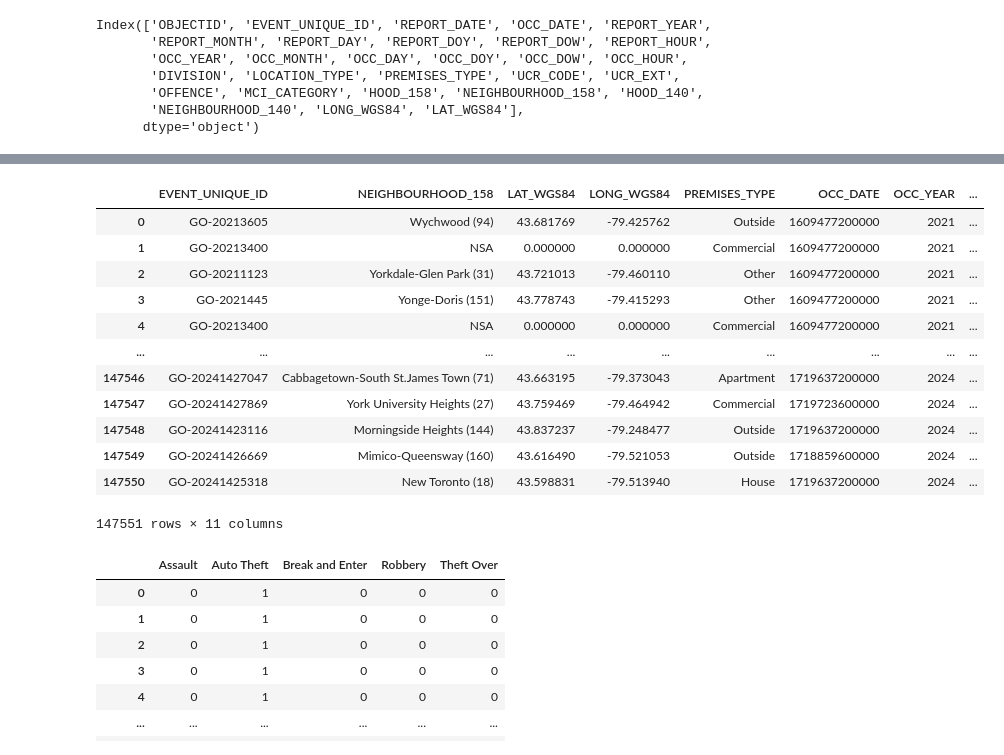
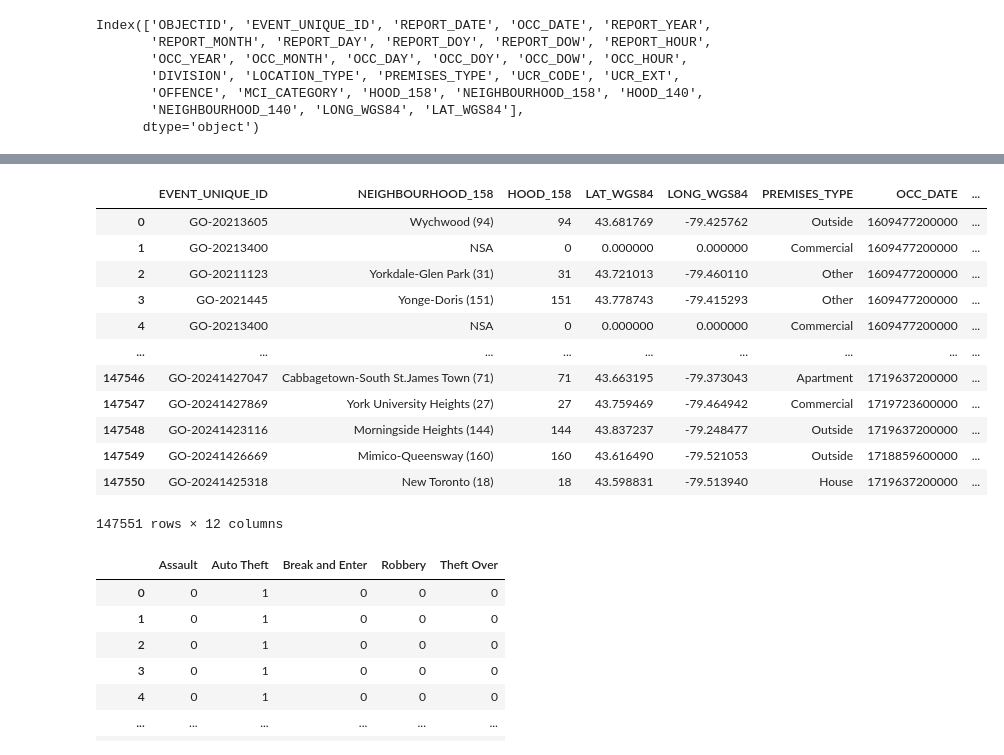
Before and after one commit to bhanotlavanya/Project_4_Crime_Prediction, a Jupyter notebook: crime_data.ipynb, the cells around one changed output, grey strips where cells are left out. Cells and saved outputs as stored; diff of their text form; code cells hidden in the pictures.

```diff
--- a/crime_data.ipynb
+++ b/crime_data.ipynb
@@ -67,7 +70,7 @@ def arrange_crime_json_array(crime):
     return crime_case
 # %%
 # Using a list comprehension to apply the function for each entry in the intial crime JSON array.
-crime_json_list = [arrange_crime_json_array(crime) for crime in crime_json_array]
+crime_json_list = [crime['properties'] for crime in crime_json_array]
 crime_json_list
 # %% [output]
 [{'OBJECTID': 246675,
@@ -122,3 +125,8 @@ Index(['OBJECTID', 'EVENT_UNIQUE_ID', 'REPORT_DATE', 'OCC_DATE', 'REPORT_YEAR',
        'OFFENCE', 'MCI_CATEGORY', 'HOOD_158', 'NEIGHBOURHOOD_158', 'HOOD_140',
        'NEIGHBOURHOOD_140', 'LONG_WGS84', 'LAT_WGS84'],
       dtype='object')
+# %%
+# Change the value of 'NSA' in the HOOD_158 column to 0 and then convert the column values to integers
+crime_data_original['HOOD_158'] = crime_data_original['HOOD_158'].replace('NSA', 0)
+crime_data_original['HOOD_158'] = crime_data_original['HOOD_158'].astype(int)
+crime_data_original
@@ -124,0 +164,20 @@ Index(['OBJECTID', 'EVENT_UNIQUE_ID', 'REPORT_DATE', 'OCC_DATE', 'REPORT_YEAR',
+# %%
+# prompt: Convert the crime_data_original column OCC_MONTH's month names to integer form
+
+month_mapping = {
+    'January': 1,
+    'February': 2,
+    'March': 3,
+    'April': 4,
+    'May': 5,
+    'June': 6,
+    'July': 7,
+    'August': 8,
+    'September': 9,
+    'October': 10,
+    'November': 11,
+    'December': 12
+}
+
+crime_data_original['OCC_MONTH'] = crime_data_original['OCC_MONTH'].map(month_mapping)
+crime_data_original['OCC_MONTH']
@@ -125,21 +199,21 @@ Index(['OBJECTID', 'EVENT_UNIQUE_ID', 'REPORT_DATE', 'OCC_DATE', 'REPORT_YEAR',
 # %%
 # Collect only the necessary columns for the analysis
-crime_pd = crime_data_original[['EVENT_UNIQUE_ID', 'NEIGHBOURHOOD_158', 'LAT_WGS84', 'LONG_WGS84', 'PREMISES_TYPE', 'OCC_DATE', 'OCC_YEAR', 'OCC_MONTH', 'OCC_DAY', 'OCC_HOUR', 'MCI_CATEGORY']]
+crime_pd = crime_data_original[['EVENT_UNIQUE_ID', 'NEIGHBOURHOOD_158', 'HOOD_158', 'LAT_WGS84', 'LONG_WGS84', 'PREMISES_TYPE', 'OCC_DATE', 'OCC_YEAR', 'OCC_MONTH', 'OCC_DAY', 'OCC_HOUR', 'MCI_CATEGORY']]
 crime_pd
 # %% [output]
-|  | EVENT_UNIQUE_ID | NEIGHBOURHOOD_158 | LAT_WGS84 | LONG_WGS84 | PREMISES_TYPE | OCC_DATE | OCC_YEAR | ... |
-| 0 | GO-20213605 | Wychwood (94) | 43.681769 | -79.425762 | Outside | 1609477200000 | 2021 | ... |
-| 1 | GO-20213400 | NSA | 0.000000 | 0.000000 | Commercial | 1609477200000 | 2021 | ... |
-| 2 | GO-20211123 | Yorkdale-Glen Park (31) | 43.721013 | -79.460110 | Other | 1609477200000 | 2021 | ... |
-| 3 | GO-2021445 | Yonge-Doris (151) | 43.778743 | -79.415293 | Other | 1609477200000 | 2021 | ... |
-| 4 | GO-20213400 | NSA | 0.000000 | 0.000000 | Commercial | 1609477200000 | 2021 | ... |
+|  | EVENT_UNIQUE_ID | NEIGHBOURHOOD_158 | HOOD_158 | LAT_WGS84 | LONG_WGS84 | PREMISES_TYPE | OCC_DATE | ... |
+| 0 | GO-20213605 | Wychwood (94) | 94 | 43.681769 | -79.425762 | Outside | 1609477200000 | ... |
+| 1 | GO-20213400 | NSA | 0 | 0.000000 | 0.000000 | Commercial | 1609477200000 | ... |
+| 2 | GO-20211123 | Yorkdale-Glen Park (31) | 31 | 43.721013 | -79.460110 | Other | 1609477200000 | ... |
+| 3 | GO-2021445 | Yonge-Doris (151) | 151 | 43.778743 | -79.415293 | Other | 1609477200000 | ... |
+| 4 | GO-20213400 | NSA | 0 | 0.000000 | 0.000000 | Commercial | 1609477200000 | ... |
 | ... | ... | ... | ... | ... | ... | ... | ... | ... |
-| 147546 | GO-20241427047 | Cabbagetown-South St.James Town (71) | 43.663195 | -79.373043 | Apartment | 1719637200000 | 2024 | ... |
-| 147547 | GO-20241427869 | York University Heights (27) | 43.759469 | -79.464942 | Commercial | 1719723600000 | 2024 | ... |
-| 147548 | GO-20241423116 | Morningside Heights (144) | 43.837237 | -79.248477 | Outside | 1719637200000 | 2024 | ... |
-| 147549 | GO-20241426669 | Mimico-Queensway (160) | 43.616490 | -79.521053 | Outside | 1718859600000 | 2024 | ... |
-| 147550 | GO-20241425318 | New Toronto (18) | 43.598831 | -79.513940 | House | 1719637200000 | 2024 | ... |
+| 147546 | GO-20241427047 | Cabbagetown-South St.James Town (71) | 71 | 43.663195 | -79.373043 | Apartment | 1719637200000 | ... |
+| 147547 | GO-20241427869 | York University Heights (27) | 27 | 43.759469 | -79.464942 | Commercial | 1719723600000 | ... |
+| 147548 | GO-20241423116 | Morningside Heights (144) | 144 | 43.837237 | -79.248477 | Outside | 1719637200000 | ... |
+| 147549 | GO-20241426669 | Mimico-Queensway (160) | 160 | 43.616490 | -79.521053 | Outside | 1718859600000 | ... |
+| 147550 | GO-20241425318 | New Toronto (18) | 18 | 43.598831 | -79.513940 | House | 1719637200000 | ... |
-147551 rows × 11 columns
+147551 rows × 12 columns
 # %%
 # Encode the MCI_CATEGORY column using get_dummies
 crime_category_encoded = pd.get_dummies(crime_pd['MCI_CATEGORY']).astype(int)
```
Also changed, not shown: parts of 44 cells of this notebook.
